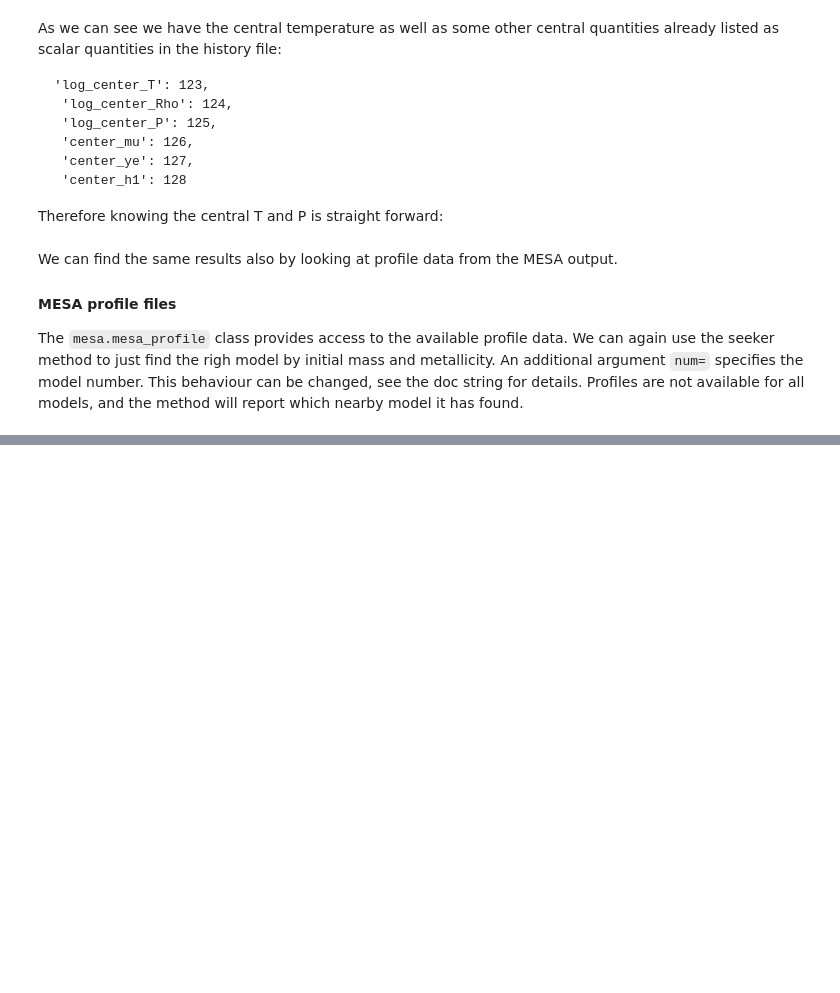
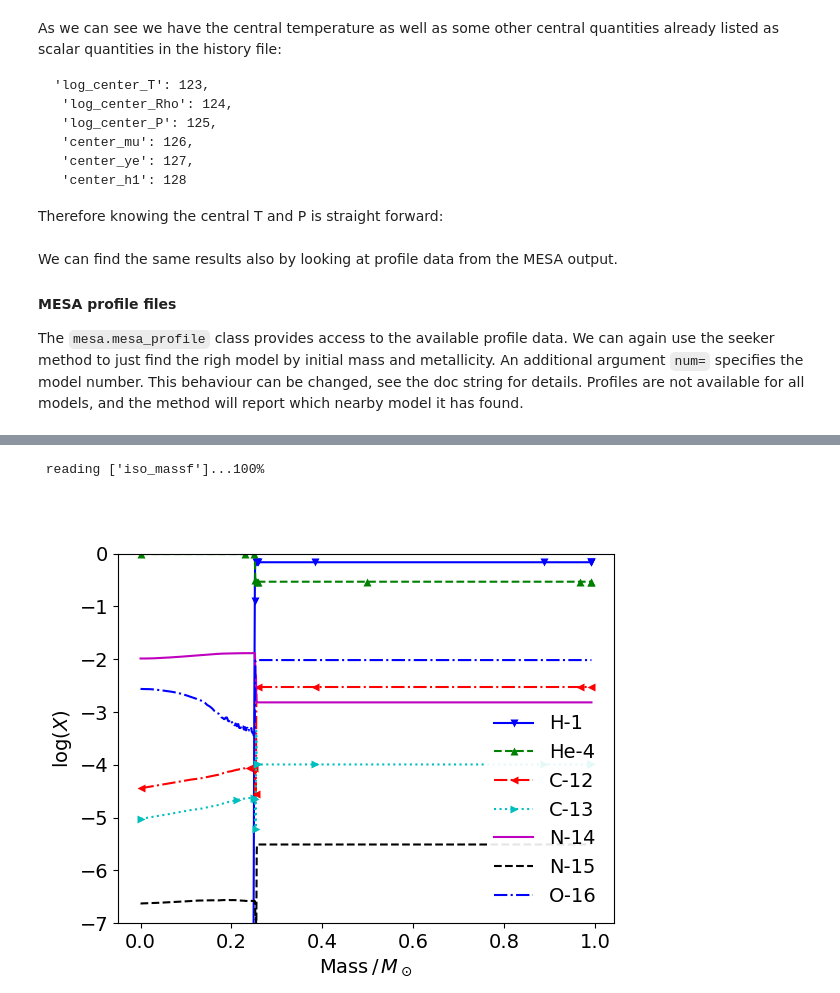
Before and after one commit to fherwig/ASTR404_24, a Jupyter notebook: Notebooks_Movies/Star_explore_MESA.ipynb, the cells around one changed output, grey strips where cells are left out. Saved outputs shown, nothing was run; the diff lists cells and outputs as text; code cells hidden in the pictures; blank space fills up the shorter version.

```diff
--- a/Notebooks_Movies/Star_explore_MESA.ipynb
+++ b/Notebooks_Movies/Star_explore_MESA.ipynb
@@ -11,6 +11,7 @@ from nugridpy import mesa as ms
 from nugridpy import nugridse as mp
 
 data_dir="/data/ASDR/NuGrid"
+data_dir = '/Users/fherwig/mnt/nugrid'
 
 ms.set_nugrid_path(data_dir)
 mp.set_nugrid_path(data_dir)
@@ -99,0 +130,2 @@ prof.header_attr
+# %%
+pt=mp.se(mass=1,Z=0.02)
@@ -99,0 +170,9 @@ prof.header_attr
+# %%
+species=['H-1','He-4','C-12','C-13','N-14','N-15','O-16']
+ifig=108;close(ifig);figure(ifig)
+pt.abu_profile(isos=species, ifig=ifig, fname=500, logy=True)
+ylim(-7,0)
+legend(loc='lower right',fancybox=True, framealpha=0.9).get_frame().set_linewidth(0.0)
+# %% [output]
+ reading ['iso_massf']...100%
+[figure, added]
```
Also changed, not shown: parts of 10 cells of this notebook, 2 other files.
